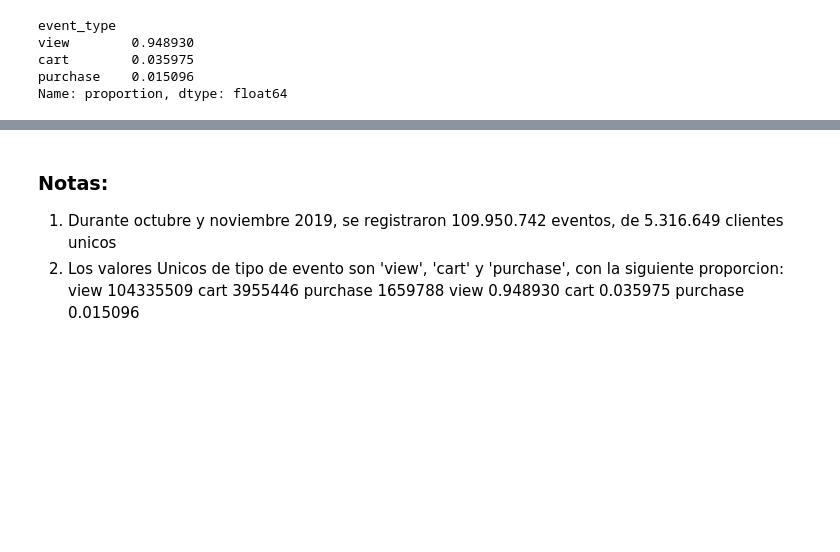
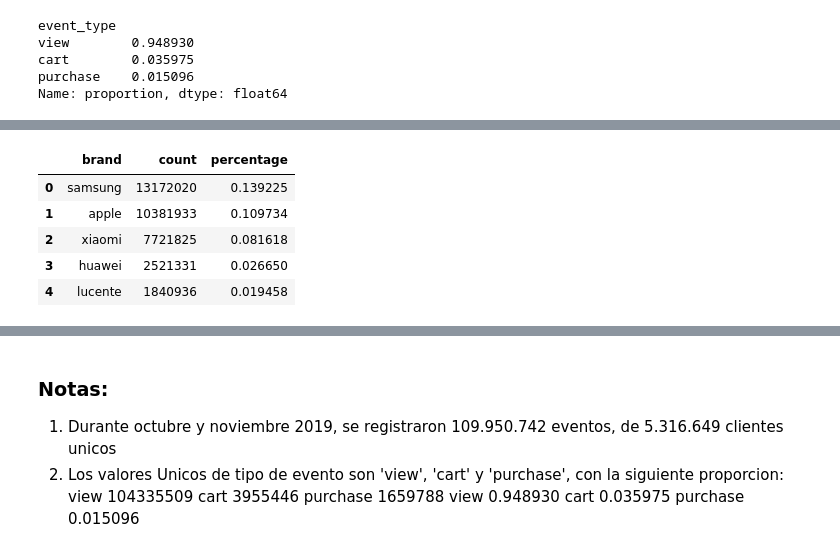
Before and after one commit to Jluisfeltrer/ecmn_cloud, a Jupyter notebook: cuadernos/C1.ipynb, the cells around one changed output, grey strips where cells are left out. Cells and saved outputs as stored; diff of their text form; code cells hidden in the pictures; blank space fills up the shorter version.

```diff
--- a/cuadernos/C1.ipynb
+++ b/cuadernos/C1.ipynb
@@ -88,0 +126,9 @@ Name: proportion, dtype: float64
+# %%
+brand_counts.head()
+# %% [output]
+|  | brand | count | percentage |
+| 0 | samsung | 13172020 | 0.139225 |
+| 1 | apple | 10381933 | 0.109734 |
+| 2 | xiaomi | 7721825 | 0.081618 |
+| 3 | huawei | 2521331 | 0.026650 |
+| 4 | lucente | 1840936 | 0.019458 |
```
Also changed, not shown: parts of 6 cells of this notebook.
